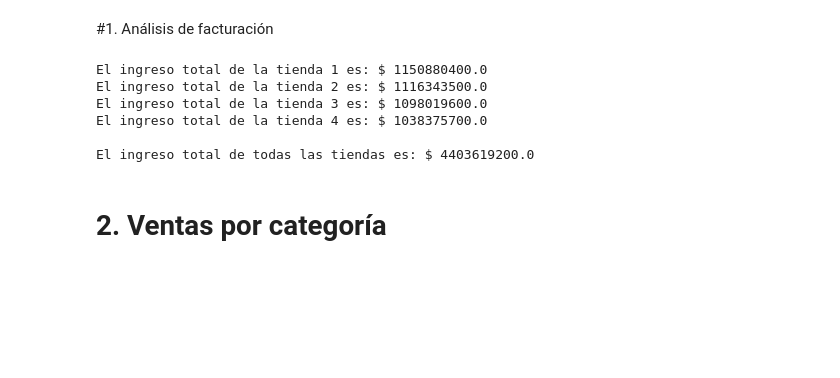
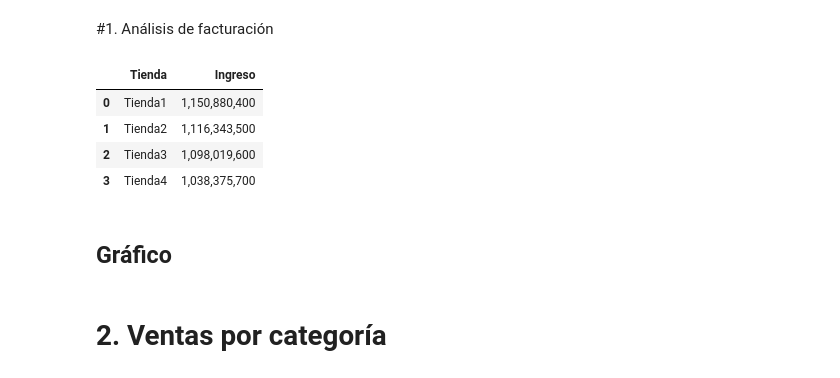
Before and after one commit to Nataliahfk/Challenge_Venta_Sucursales, a Jupyter notebook: AluraStoreLatam.ipynb, the cells around one changed output. Drawn from its saved outputs; the diff is of its cells as text; code cells hidden in the pictures; blank space fills up the shorter version.

```diff
--- a/AluraStoreLatam.ipynb
+++ b/AluraStoreLatam.ipynb
@@ -28,31 +28,39 @@ tienda1.head()
 # %%
 # Ingreso total por cada tienda
 """
 En este primer análisis, debes calcular el ingreso total de cada tienda.
 Sumando los valores de la columna Precio de cada conjunto de datos de la tienda para estimar los ingresos.
 """
+# Configuración de formato
+pd.options.display.float_format = '{:,.0f}'.format
 
-# Sumo los ingresos por tienda
-tienda1_ingreso = tienda1['Precio'].sum()
-tienda2_ingreso = tienda2['Precio'].sum()
-tienda3_ingreso = tienda3['Precio'].sum()
-tienda4_ingreso = tienda4['Precio'].sum()
+# Calcular el total de facturación para cada tienda
 
-# Imprimo los resultados por cada tienda
-print(f"El ingreso total de la tienda 1 es: $ {tienda1_ingreso}")
-print(f"El ingreso total de la tienda 2 es: $ {tienda2_ingreso}")
-print(f"El ingreso total de la tienda 3 es: $ {tienda3_ingreso}")
-print(f"El ingreso total de la tienda 4 es: $ {tienda4_ingreso}")
+ingreso_tienda1= tienda1["Precio"].sum()
+ingreso_tienda2 = tienda2["Precio"].sum()
+ingreso_tienda3 = tienda3["Precio"].sum()
+ingreso_tienda4 = tienda4["Precio"].sum()
 
-# Sumo el total de totas las tiendas
-print(f"\nEl ingreso total de todas las tiendas es: $ {tienda1_ingreso + tienda2_ingreso + tienda3_ingreso + tienda4_ingreso}")
+# Organizo los ingresos de cada tienda en un DataFrame
+ingresos = {
+            'Tienda': ['Tienda1', 'Tienda2', 'Tienda3','Tienda4'],
+            'Ingreso':[tienda1['Precio'].sum(),
+                       tienda2['Precio'].sum(),
+                       tienda3['Precio'].sum(),
+                       tienda4['Precio'].sum()
+                      ]
+            }
+
+df_ingresos = pd.DataFrame(ingresos)
+df_ingresos
 # %% [output]
-El ingreso total de la tienda 1 es: $ 1150880400.0
-El ingreso total de la tienda 2 es: $ 1116343500.0
-El ingreso total de la tienda 3 es: $ 1098019600.0
-El ingreso total de la tienda 4 es: $ 1038375700.0
-
-El ingreso total de todas las tiendas es: $ 4403619200.0
+|  | Tienda | Ingreso |
+| 0 | Tienda1 | 1,150,880,400 |
+| 1 | Tienda2 | 1,116,343,500 |
+| 2 | Tienda3 | 1,098,019,600 |
+| 3 | Tienda4 | 1,038,375,700 |
+# %% [markdown]
+## Gráfico
 # %% [markdown]
 # 2. Ventas por categoría
 # %% [markdown]
```
Also changed, not shown: parts of 1 cell of this notebook.
